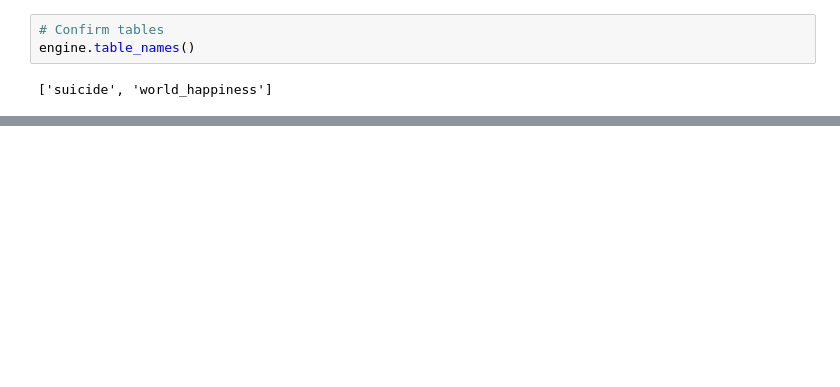
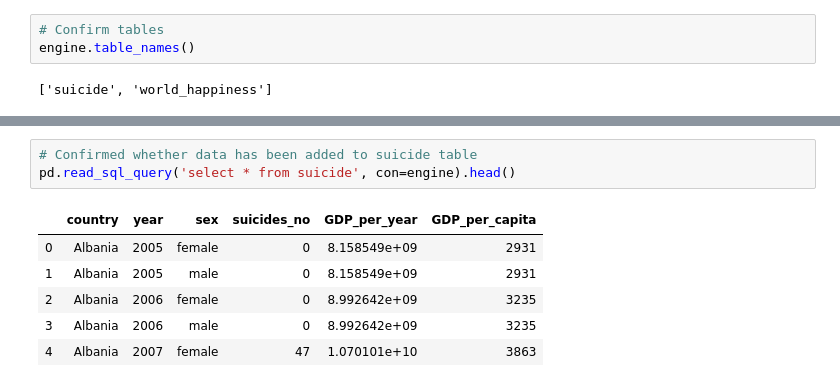
Before and after one commit to nupurgupta5292/ETL-project, a Jupyter notebook: ETL_World_Happiness_Suicide.ipynb, the cells around one changed output, grey strips where cells are left out. Saved outputs shown, nothing was run; the diff lists cells and outputs as text; blank space fills up the shorter version.

```diff
--- a/ETL_World_Happiness_Suicide.ipynb
+++ b/ETL_World_Happiness_Suicide.ipynb
@@ -310,0 +316,10 @@ https://www.kaggle.com/alcidesoxa/world-happiness-report-2005-2018
+# %%
+# Confirmed whether data has been added to suicide table
+pd.read_sql_query('select * from suicide', con=engine).head()
+# %% [output]
+|  | country | year | sex | suicides_no | GDP_per_year | GDP_per_capita |
+| 0 | Albania | 2005 | female | 0 | 8.158549e+09 | 2931 |
+| 1 | Albania | 2005 | male | 0 | 8.158549e+09 | 2931 |
+| 2 | Albania | 2006 | female | 0 | 8.992642e+09 | 3235 |
+| 3 | Albania | 2006 | male | 0 | 8.992642e+09 | 3235 |
+| 4 | Albania | 2007 | female | 47 | 1.070101e+10 | 3863 |
```
Also changed, not shown: parts of 16 cells of this notebook, 5 other files.
